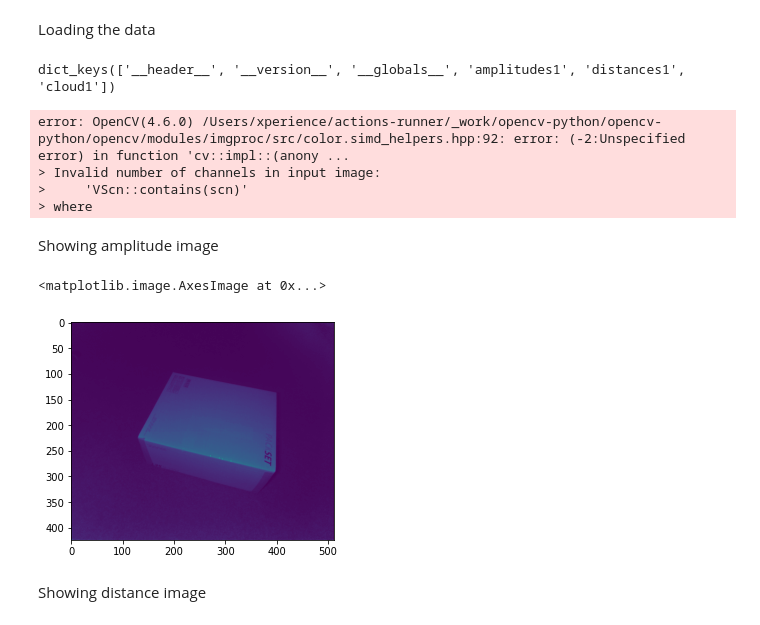
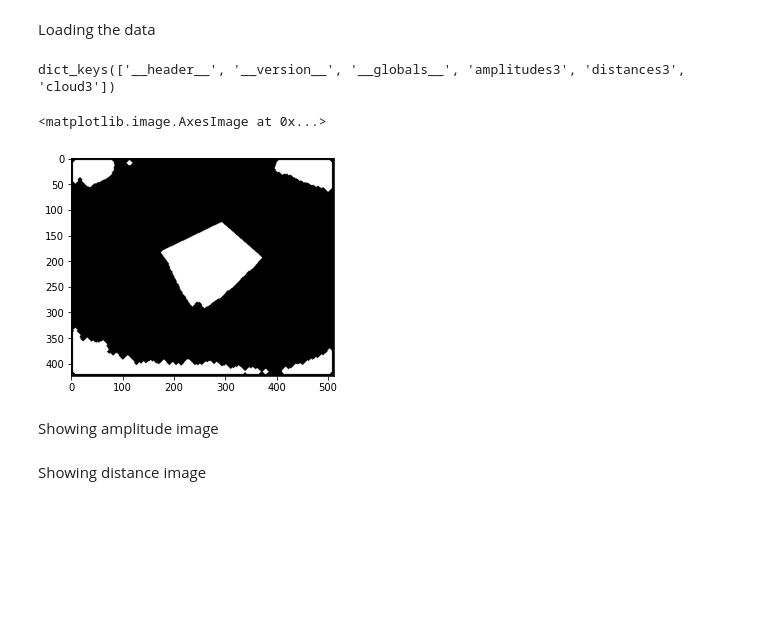
Before and after one commit to samasadii/computer-vision-project, a Jupyter notebook: exercise1/main.ipynb, the cells around one changed output. Drawn from its saved outputs; the diff is of its cells as text; code cells hidden in the pictures; blank space fills up the shorter version.

```diff
--- a/exercise1/main.ipynb
+++ b/exercise1/main.ipynb
@@ -11,36 +11,33 @@ import cv2
 # %% [markdown]
 Loading the data
 # %%
-mat = loadmat('data/example1kinect.mat',  mdict=None, appendmat=True)
+# mat = loadmat('data/example1kinect.mat',  mdict=None, appendmat=True)
 # mat = loadmat('data/example2kinect.mat',  mdict=None, appendmat=True)
-# mat = loadmat('data/example3kinect.mat',  mdict=None, appendmat=True)
+mat = loadmat('data/example3kinect.mat',  mdict=None, appendmat=True)
 # mat = loadmat('data/example4kinect.mat',  mdict=None, appendmat=True)
 # mat = loadmat('data/example4kinect_corrected.mat',  mdict=None, appendmat=True)
 print(mat.keys())
 keys = list(mat.keys())
 # %% [output]
-dict_keys(['__header__', '__version__', '__globals__', 'amplitudes1', 'distances1', 'cloud1'])
+dict_keys(['__header__', '__version__', '__globals__', 'amplitudes3', 'distances3', 'cloud3'])
 # %%
 amplitude = mat[keys[3]]
 normalized_image = cv2.normalize(amplitude, None, 0, 255, cv2.NORM_MINMAX, dtype=cv2.CV_8U)
-grayscale_image = cv2.cvtColor(normalized_image, cv2.COLOR_BGR2GRAY)
-ret,thresh1 = cv2.threshold(normalized_image,20,255,cv2.THRESH_BINARY)
-closed_image = binary_closing(thresh1, iterations=2)
-opened_image = binary_opening(closed_image, iterations=2)
-print(normalized_image)
+
+ret,thresh1 = cv2.threshold(normalized_image,23,255,cv2.THRESH_BINARY)
+plt.imshow(thresh1, cmap='gray')
+closed_image = binary_closing(thresh1, iterations=4)
+plt.imshow(closed_image, cmap='gray')
+opened_image = binary_opening(closed_image, iterations=4)
+plt.imshow(opened_image, cmap='gray')
 # %% [output]
-error: OpenCV(4.6.0) /Users/xperience/actions-runner/_work/opencv-python/opencv-python/opencv/modules/imgproc/src/color.simd_helpers.hpp:92: error: (-2:Unspecified error) in function 'cv::impl::(anony ...
-> Invalid number of channels in input image:
->     'VScn::contains(scn)'
-> where
+<matplotlib.image.AxesImage at 0x...>
+[figure, added]
 # %% [markdown]
 Showing amplitude image
 # %%
 amplitude = mat[keys[3]]
 plt.imshow(amplitude)
-# %% [output]
-<matplotlib.image.AxesImage at 0x...>
-[figure, removed]
 # %% [markdown]
 Showing distance image
 # %%
```
Also changed, not shown: parts of 1 cell of this notebook, 1 other file.
